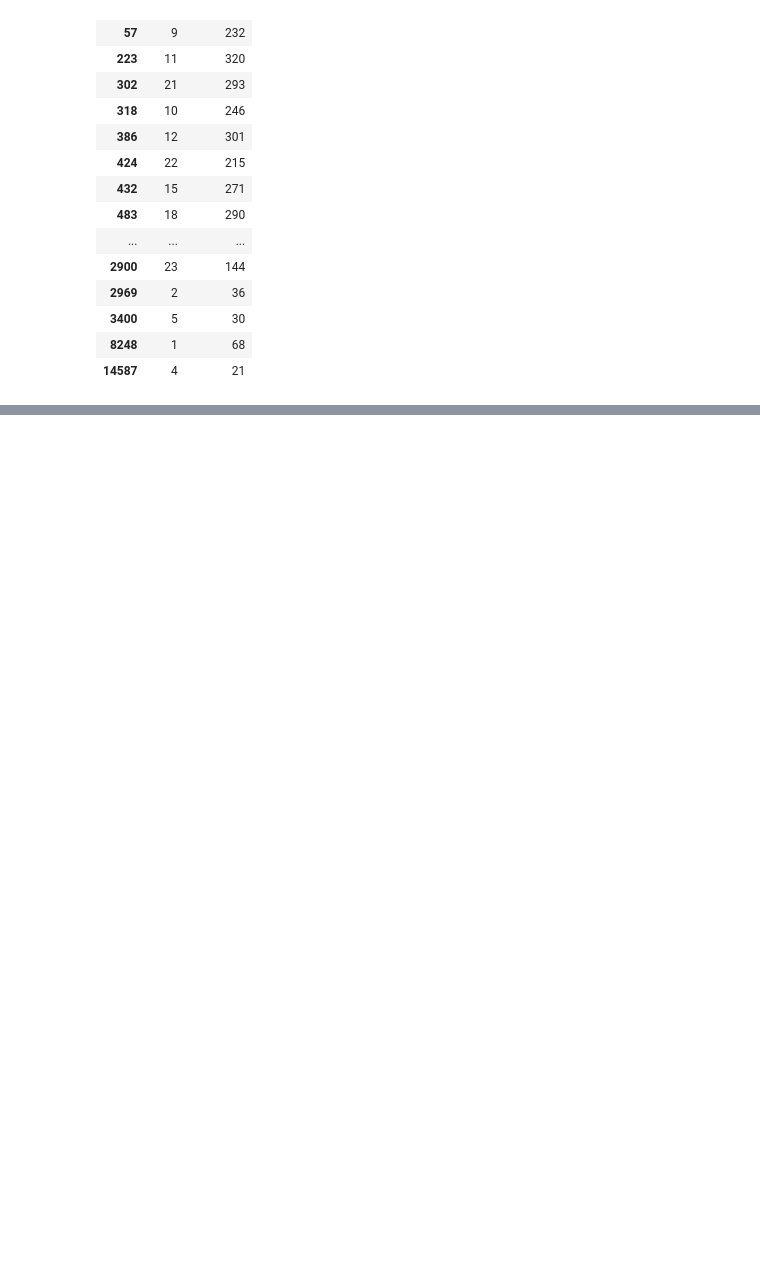
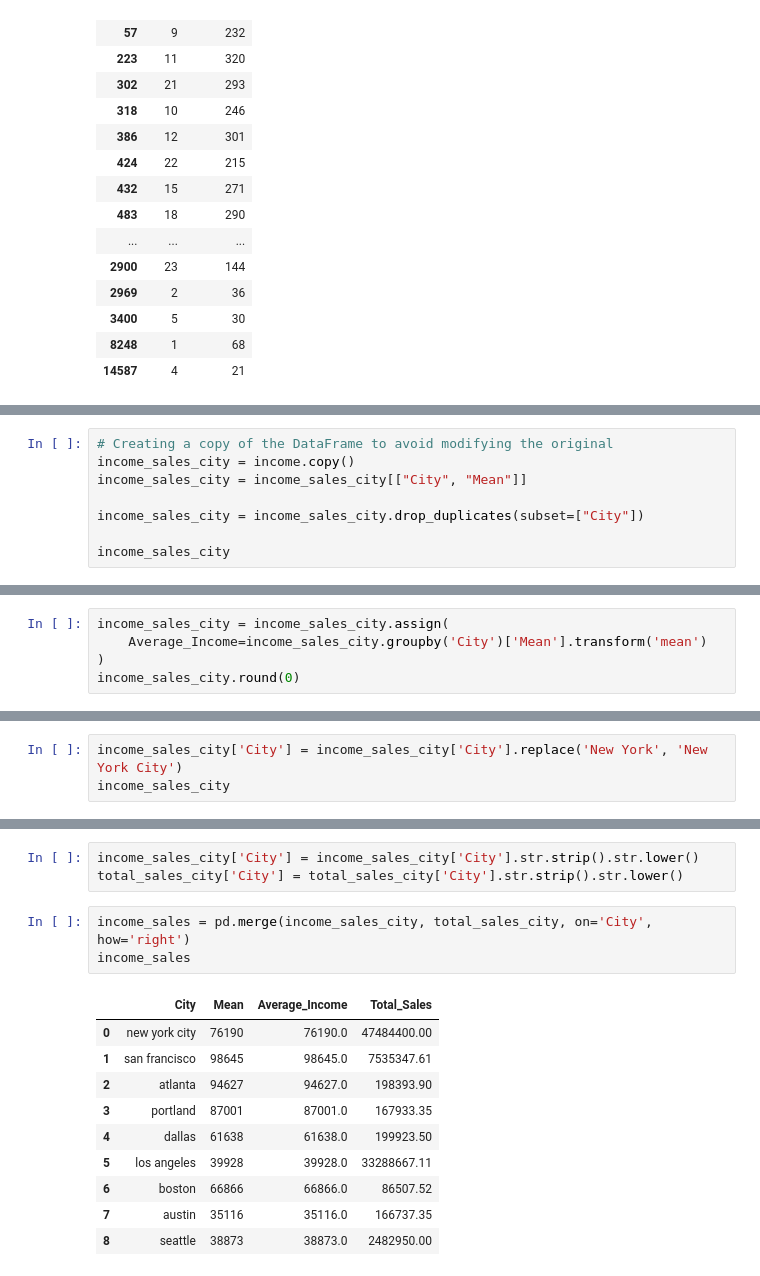
Before and after one commit to aseemarora08/PersonalProjects, a Jupyter notebook: Python/Sales_Project_Analysis/sales_data_project.ipynb, the cells around one changed output, grey strips where cells are left out. Saved outputs shown, nothing was run; the diff lists cells and outputs as text; blank space fills up the shorter version.

```diff
--- a/Python/sales_data_project.ipynb
+++ b/Python/Sales_Project_Analysis/sales_data_project.ipynb
@@ -681,0 +724,8 @@ mac_hourly_sales_plot
+# %%
+# Creating a copy of the DataFrame to avoid modifying the original
+income_sales_city = income.copy()
+income_sales_city = income_sales_city[["City", "Mean"]]
+
+income_sales_city = income_sales_city.drop_duplicates(subset=["City"])
+
+income_sales_city
@@ -681,0 +746,5 @@ mac_hourly_sales_plot
+# %%
+income_sales_city = income_sales_city.assign(
+    Average_Income=income_sales_city.groupby('City')['Mean'].transform('mean')
+)
+income_sales_city.round(0)
@@ -681,0 +770,3 @@ mac_hourly_sales_plot
+# %%
+income_sales_city['City'] = income_sales_city['City'].replace('New York', 'New York City')
+income_sales_city
@@ -681,0 +802,17 @@ mac_hourly_sales_plot
+# %%
+income_sales_city['City'] = income_sales_city['City'].str.strip().str.lower()
+total_sales_city['City'] = total_sales_city['City'].str.strip().str.lower()
+# %%
+income_sales = pd.merge(income_sales_city, total_sales_city, on='City', how='right')
+income_sales
+# %% [output]
+|  | City | Mean | Average_Income | Total_Sales |
+| 0 | new york city | 76190 | 76190.0 | 47484400.00 |
+| 1 | san francisco | 98645 | 98645.0 | 7535347.61 |
+| 2 | atlanta | 94627 | 94627.0 | 198393.90 |
+| 3 | portland | 87001 | 87001.0 | 167933.35 |
+| 4 | dallas | 61638 | 61638.0 | 199923.50 |
+| 5 | los angeles | 39928 | 39928.0 | 33288667.11 |
+| 6 | boston | 66866 | 66866.0 | 86507.52 |
+| 7 | austin | 35116 | 35116.0 | 166737.35 |
+| 8 | seattle | 38873 | 38873.0 | 2482950.00 |
```
Also changed, not shown: parts of 19 cells of this notebook, 3 other files.
